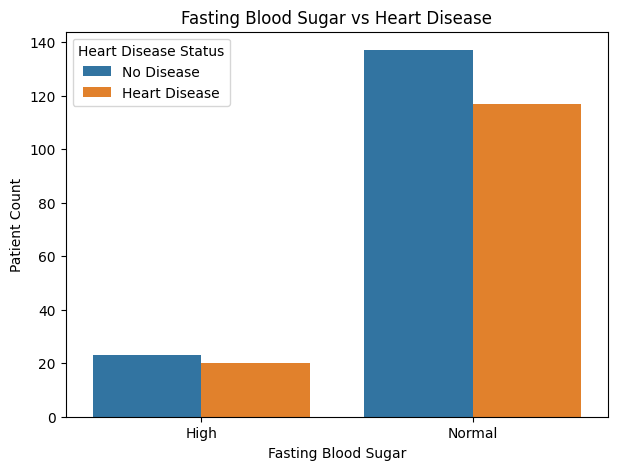
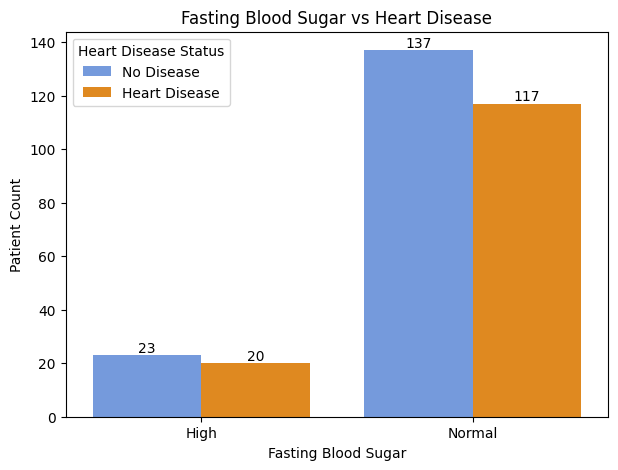
Unified diff of the notebook cell whose output changed from the first chart to the second:
--- before
+++ after
@@ -1,5 +1,5 @@
 plt.figure(figsize=(7,5))
 
-sns.countplot(
+ax = sns.countplot(
     x=df['Fasting_Blood_Sugar'].map({
         0: 'Normal',
@@ -10,10 +10,19 @@
         0: 'No Disease',
         1: 'Heart Disease'
-    })
+    }),
+
+    palette=['cornflowerblue', 'darkorange']
 )
 
+# Add counts on bars
+for bars in ax.containers:
+    ax.bar_label(bars)
+
 plt.title("Fasting Blood Sugar vs Heart Disease")
+
 plt.xlabel("Fasting Blood Sugar")
 plt.ylabel("Patient Count")
+
 plt.legend(title="Heart Disease Status")
+
 plt.show()

Commit: add Fasting Blood Sugar vs Heart Disease in eda notebook